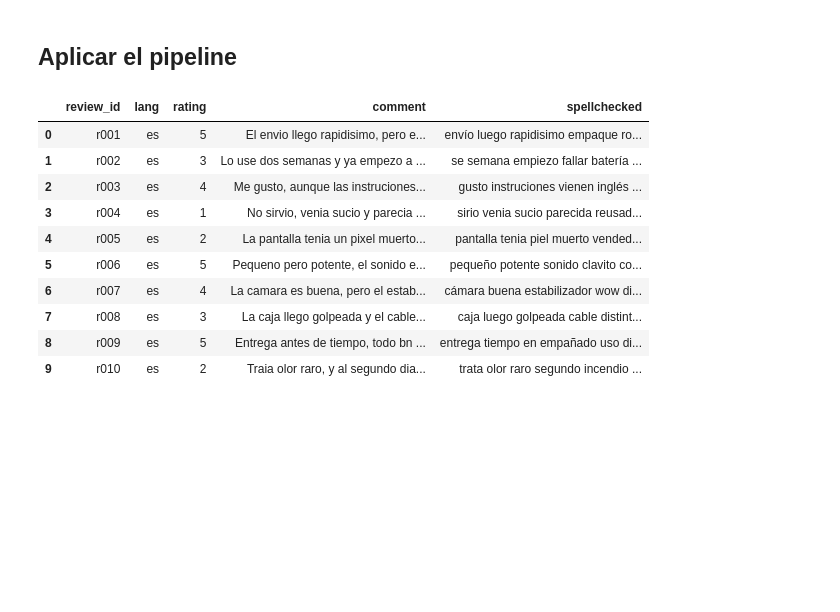
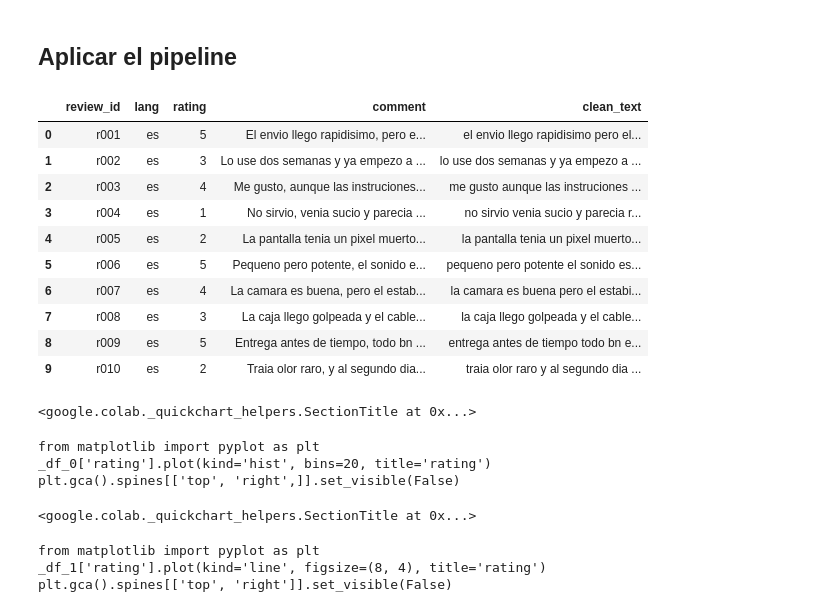
Before and after one commit to ignaciomsarmiento/IAMD, a Jupyter notebook: NLP/Intro_to_Content_NLP.ipynb, the cells around one changed output. Cells and saved outputs as stored; diff of their text form; code cells hidden in the pictures; blank space fills up the shorter version.

```diff
--- a/NLP/Intro_to_Content_NLP.ipynb
+++ b/NLP/Intro_to_Content_NLP.ipynb
@@ -326,7 +327,7 @@ import pandas as pd
 from pathlib import Path
 
 
-df = pd.read_csv('data/amazon_reviews_sample.csv')
+df = pd.read_csv('https://raw.githubusercontent.com/ignaciomsarmiento/IAMD/refs/heads/main/NLP/data/amazon_reviews_sample.csv')
 df.head()
 # %% [output]
 |  | review_id | lang | rating | title | comment |
@@ -406,30 +456,39 @@ def spellcheck_tokens(tokens: List[str], lang: str) -> List[str]:
 # %%
 def limpiar_fila(row):
     limpio = basic_regex_clean(row['comment'])
-    tokens = tokenize(limpio)
-    tokens = remove_stopwords(tokens, row['lang'])
-    tokens = spellcheck_tokens(tokens, row['lang'])
+    #tokens = tokenize(limpio)
+    #tokens = remove_stopwords(tokens, row['lang'])
+    #tokens = spellcheck_tokens(tokens, row['lang'])
     return {
         'clean_text': limpio,
-        'tokens': tokens,
-        'spellchecked': ' '.join(tokens),
+        #'tokens': tokens,
+        #'spellchecked': ' '.join(tokens),
     }
 
 procesado = df.apply(limpiar_fila, axis=1, result_type='expand')
 df_limpio = pd.concat([df, procesado], axis=1)
-df_limpio[['review_id','lang','rating','comment','spellchecked']].head(10)
+#df_limpio[['review_id','lang','rating','comment','spellchecked']].head(10)
+df_limpio[['review_id','lang','rating','comment','clean_text']].head(10)
 # %% [output]
-|  | review_id | lang | rating | comment | spellchecked |
-| 0 | r001 | es | 5 | El envio llego rapidisimo, pero e... | envío luego rapidisimo empaque ro... |
-| 1 | r002 | es | 3 | Lo use dos semanas y ya empezo a ... | se semana empiezo fallar batería ... |
-| 2 | r003 | es | 4 | Me gusto, aunque las instruciones... | gusto instruciones vienen inglés ... |
-| 3 | r004 | es | 1 | No sirvio, venia sucio y parecia ... | sirio venia sucio parecida reusad... |
-| 4 | r005 | es | 2 | La pantalla tenia un pixel muerto... | pantalla tenia piel muerto vended... |
-| 5 | r006 | es | 5 | Pequeno pero potente, el sonido e... | pequeño potente sonido clavito co... |
-| 6 | r007 | es | 4 | La camara es buena, pero el estab... | cámara buena estabilizador wow di... |
-| 7 | r008 | es | 3 | La caja llego golpeada y el cable... | caja luego golpeada cable distint... |
-| 8 | r009 | es | 5 | Entrega antes de tiempo, todo bn ... | entrega tiempo en empañado uso di... |
-| 9 | r010 | es | 2 | Traia olor raro, y al segundo dia... | trata olor raro segundo incendio ... |
+|  | review_id | lang | rating | comment | clean_text |
+| 0 | r001 | es | 5 | El envio llego rapidisimo, pero e... | el envio llego rapidisimo pero el... |
+| 1 | r002 | es | 3 | Lo use dos semanas y ya empezo a ... | lo use dos semanas y ya empezo a ... |
+| 2 | r003 | es | 4 | Me gusto, aunque las instruciones... | me gusto aunque las instruciones ... |
+| 3 | r004 | es | 1 | No sirvio, venia sucio y parecia ... | no sirvio venia sucio y parecia r... |
+| 4 | r005 | es | 2 | La pantalla tenia un pixel muerto... | la pantalla tenia un pixel muerto... |
+| 5 | r006 | es | 5 | Pequeno pero potente, el sonido e... | pequeno pero potente el sonido es... |
+| 6 | r007 | es | 4 | La camara es buena, pero el estab... | la camara es buena pero el estabi... |
+| 7 | r008 | es | 3 | La caja llego golpeada y el cable... | la caja llego golpeada y el cable... |
+| 8 | r009 | es | 5 | Entrega antes de tiempo, todo bn ... | entrega antes de tiempo todo bn e... |
+| 9 | r010 | es | 2 | Traia olor raro, y al segundo dia... | traia olor raro y al segundo dia ... |
+<google.colab._quickchart_helpers.SectionTitle at 0x...>
+from matplotlib import pyplot as plt
+_df_0['rating'].plot(kind='hist', bins=20, title='rating')
+plt.gca().spines[['top', 'right',]].set_visible(False)
+<google.colab._quickchart_helpers.SectionTitle at 0x...>
+from matplotlib import pyplot as plt
+_df_1['rating'].plot(kind='line', figsize=(8, 4), title='rating')
+plt.gca().spines[['top', 'right']].set_visible(False)
 # %%
 df_limpio
 # %% [output]
```
Also changed, not shown: parts of 9 cells of this notebook.
